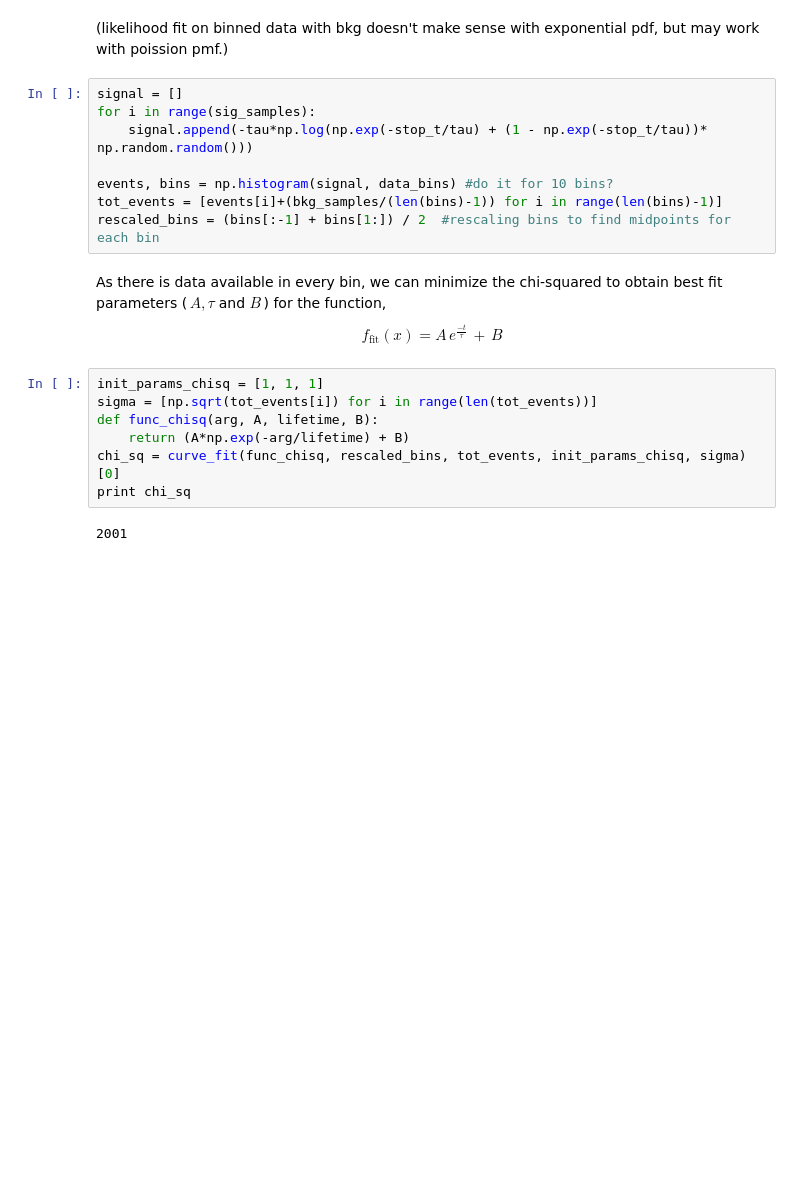
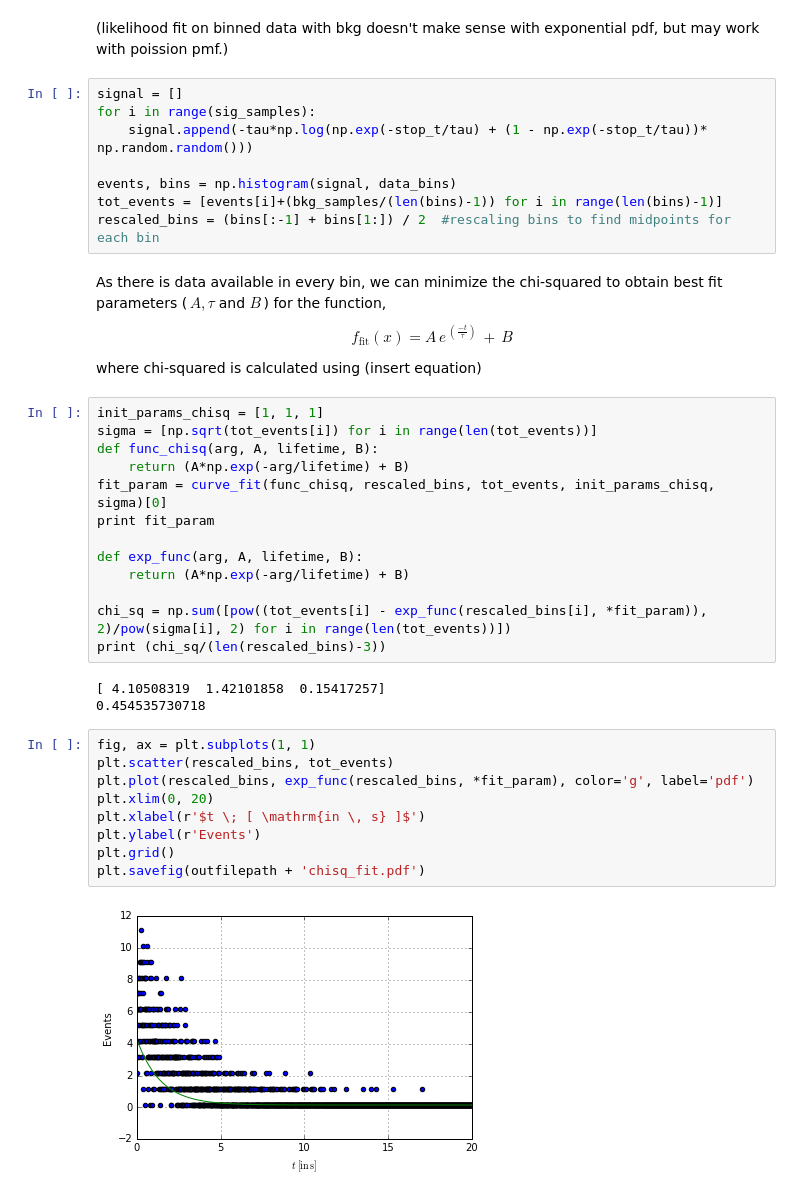
Before and after one commit to jtbuch/PHYS2010-F17-examples, a Jupyter notebook: muon_jupyter.ipynb, the cells around one changed output. Cells and saved outputs as stored; diff of their text form; blank space fills up the shorter version.

```diff
--- a/muon_jupyter.ipynb
+++ b/muon_jupyter.ipynb
@@ -129,20 +128,40 @@ signal = []
 for i in range(sig_samples):
 	signal.append(-tau*np.log(np.exp(-stop_t/tau) + (1 - np.exp(-stop_t/tau))* np.random.random()))
 
-events, bins = np.histogram(signal, data_bins) #do it for 10 bins?
+events, bins = np.histogram(signal, data_bins)
 tot_events = [events[i]+(bkg_samples/(len(bins)-1)) for i in range(len(bins)-1)]
 rescaled_bins = (bins[:-1] + bins[1:]) / 2  #rescaling bins to find midpoints for each bin
 # %% [markdown]
 As there is data available in every bin, we can minimize the chi-squared to obtain best fit parameters ($\,A, \tau$ and $B\,$) for the function,
 \begin{equation}
-f_\text{fit}(x) = A\,e^{\frac{-t}{\tau}} \, + \, B
+f_\text{fit}(x) = A\,e^{\,(\frac{-t}{\tau})} \, + \, B
 \end{equation}
+
+where chi-squared is calculated using (insert equation)
 # %%
 init_params_chisq = [1, 1, 1]
 sigma = [np.sqrt(tot_events[i]) for i in range(len(tot_events))]
 def func_chisq(arg, A, lifetime, B):
 	return (A*np.exp(-arg/lifetime) + B)
-chi_sq = curve_fit(func_chisq, rescaled_bins, tot_events, init_params_chisq, sigma)[0]
-print chi_sq
+fit_param = curve_fit(func_chisq, rescaled_bins, tot_events, init_params_chisq, sigma)[0]
+print fit_param
+
+def exp_func(arg, A, lifetime, B):
+ 	return (A*np.exp(-arg/lifetime) + B)
+
+chi_sq = np.sum([pow((tot_events[i] - exp_func(rescaled_bins[i], *fit_param)), 2)/pow(sigma[i], 2) for i in range(len(tot_events))])
+print (chi_sq/(len(rescaled_bins)-3))
 # %% [output]
-2001
+[ 4.10508319  1.42101858  0.15417257]
+0.454535730718
+# %%
+fig, ax = plt.subplots(1, 1)
+plt.scatter(rescaled_bins, tot_events)
+plt.plot(rescaled_bins, exp_func(rescaled_bins, *fit_param), color='g', label='pdf')
+plt.xlim(0, 20)
+plt.xlabel(r'$t \; [ \mathrm{in \, s} ]$')
+plt.ylabel(r'Events')
+plt.grid()
+plt.savefig(outfilepath + 'chisq_fit.pdf')
+# %% [output]
+[figure, added]
```
Also changed, not shown: parts of 5 cells of this notebook.
